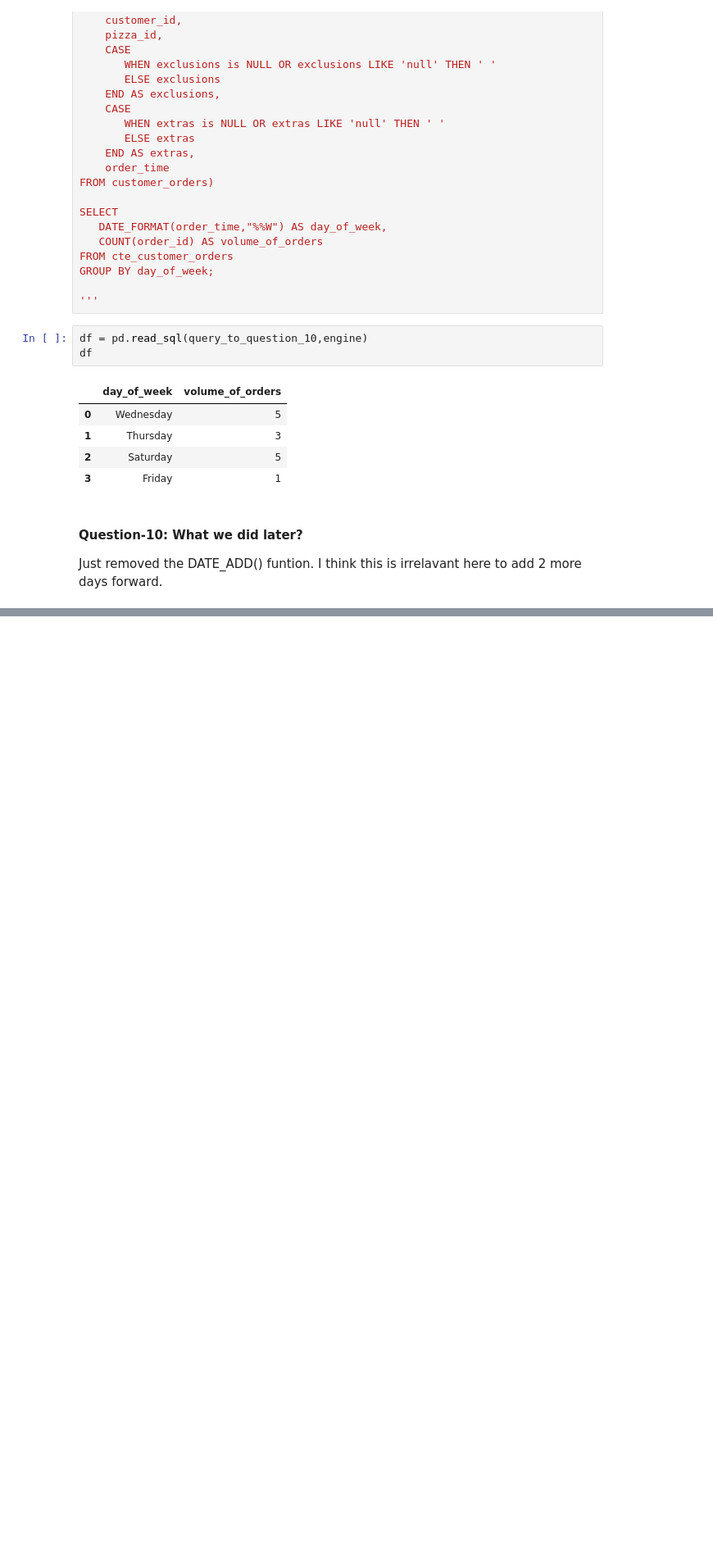
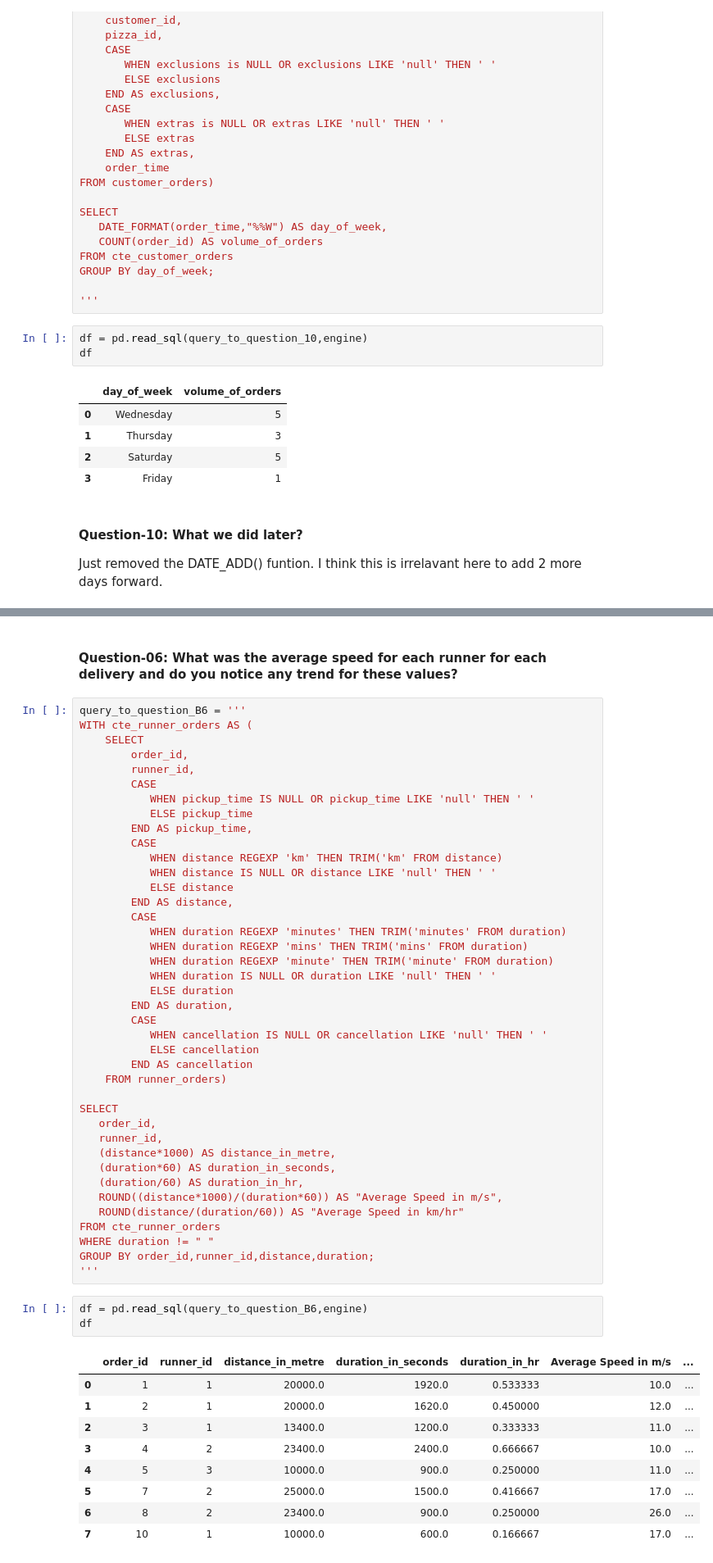
Before and after one commit to zizanayub/SQL-Projects, a Jupyter notebook: 8 Week SQL Challenge/Case Study # 2. Pizza Runner/02.Pizza Runner.ipynb, the cells around one changed output, grey strips where cells are left out. Shown at 82% size. Cells and saved outputs as stored; diff of their text form; blank space fills up the shorter version.

```diff
--- a/8 Week SQL Challenge/Case Study # 2. Pizza Runner/02.Pizza Runner.ipynb
+++ b/8 Week SQL Challenge/Case Study # 2. Pizza Runner/02.Pizza Runner.ipynb
@@ -954,0 +1251,55 @@ Just removed the DATE_ADD() funtion. I think this is irrelavant here to add 2 mo
+# %% [markdown]
+#### Question-06: What was the average speed for each runner for each delivery and do you notice any trend for these values?
+# %%
+query_to_question_B6 = '''
+WITH cte_runner_orders AS (
+    SELECT
+        order_id,
+        runner_id,
+        CASE
+           WHEN pickup_time IS NULL OR pickup_time LIKE 'null' THEN ' '
+           ELSE pickup_time
+        END AS pickup_time,
+        CASE
+           WHEN distance REGEXP 'km' THEN TRIM('km' FROM distance)
+           WHEN distance IS NULL OR distance LIKE 'null' THEN ' '
+           ELSE distance
+        END AS distance,
+        CASE
+           WHEN duration REGEXP 'minutes' THEN TRIM('minutes' FROM duration)
+           WHEN duration REGEXP 'mins' THEN TRIM('mins' FROM duration)
+           WHEN duration REGEXP 'minute' THEN TRIM('minute' FROM duration)
+           WHEN duration IS NULL OR duration LIKE 'null' THEN ' '
+           ELSE duration
+        END AS duration,
+        CASE
+           WHEN cancellation IS NULL OR cancellation LIKE 'null' THEN ' '
+           ELSE cancellation
+        END AS cancellation
+    FROM runner_orders)
+
+SELECT
+   order_id,
+   runner_id,
+   (distance*1000) AS distance_in_metre,
+   (duration*60) AS duration_in_seconds,
+   (duration/60) AS duration_in_hr,
+   ROUND((distance*1000)/(duration*60)) AS "Average Speed in m/s",
+   ROUND(distance/(duration/60)) AS "Average Speed in km/hr"
+FROM cte_runner_orders
+WHERE duration != " "
+GROUP BY order_id,runner_id,distance,duration;
+'''
+# %%
+df = pd.read_sql(query_to_question_B6,engine)
+df
+# %% [output]
+|  | order_id | runner_id | distance_in_metre | duration_in_seconds | duration_in_hr | Average Speed in m/s | ... |
+| 0 | 1 | 1 | 20000.0 | 1920.0 | 0.533333 | 10.0 | ... |
+| 1 | 2 | 1 | 20000.0 | 1620.0 | 0.450000 | 12.0 | ... |
+| 2 | 3 | 1 | 13400.0 | 1200.0 | 0.333333 | 11.0 | ... |
+| 3 | 4 | 2 | 23400.0 | 2400.0 | 0.666667 | 10.0 | ... |
+| 4 | 5 | 3 | 10000.0 | 900.0 | 0.250000 | 11.0 | ... |
+| 5 | 7 | 2 | 25000.0 | 1500.0 | 0.416667 | 17.0 | ... |
+| 6 | 8 | 2 | 23400.0 | 900.0 | 0.250000 | 26.0 | ... |
+| 7 | 10 | 1 | 10000.0 | 600.0 | 0.166667 | 17.0 | ... |
```
Also changed, not shown: parts of 22 cells of this notebook.
